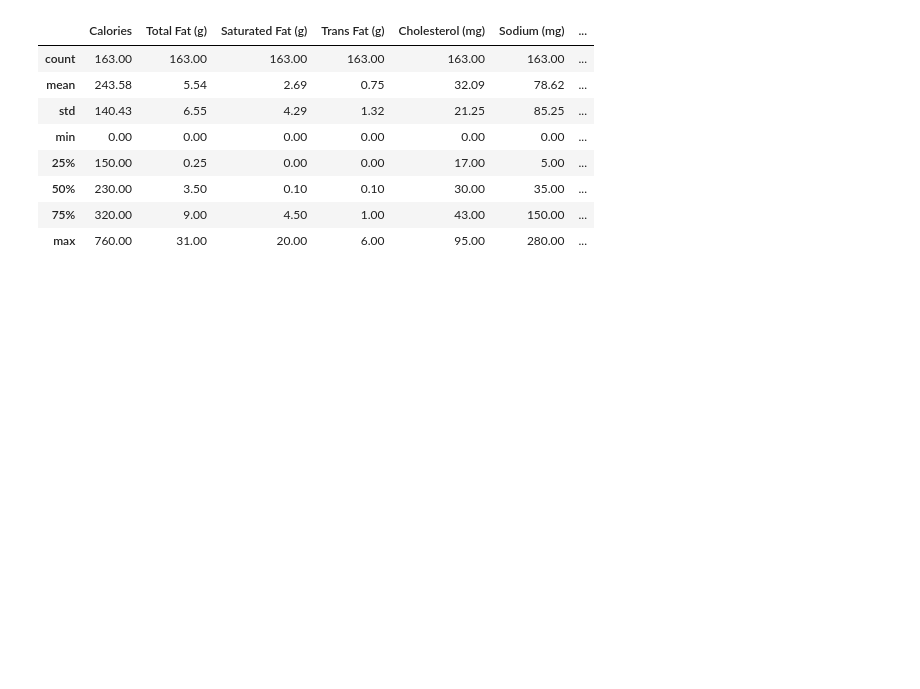
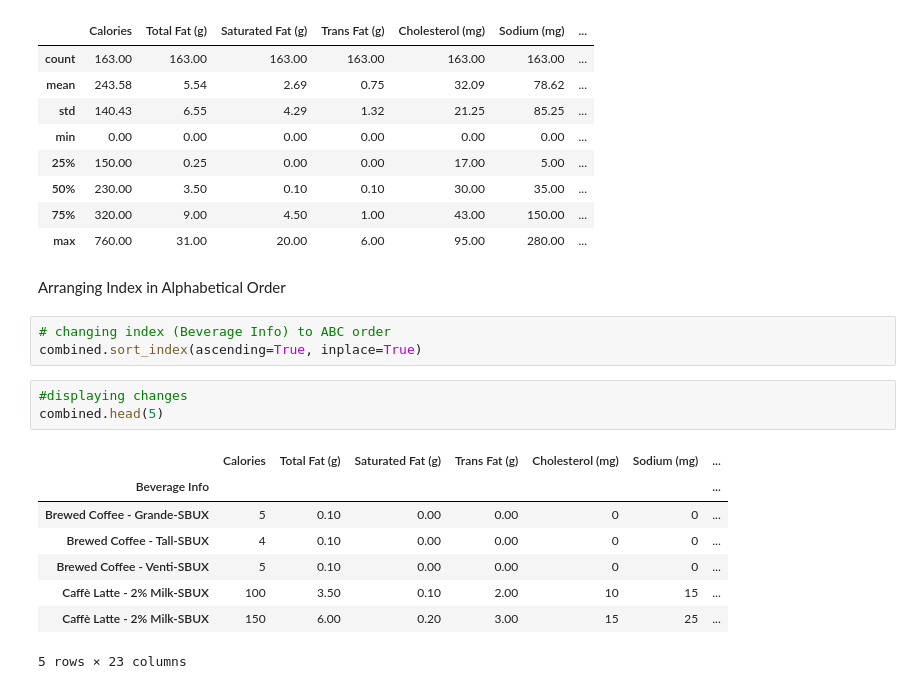
Before and after one commit to cmonjarr/AMB_Project_SP25, a Jupyter notebook: Nutrition Project/Nutrition_2025.ipynb, the cells around one changed output. Saved outputs shown, nothing was run; the diff lists cells and outputs as text; blank space fills up the shorter version.

```diff
--- a/Nutrition Project/Nutrition_2025.ipynb
+++ b/Nutrition Project/Nutrition_2025.ipynb
@@ -1579,3 +1567,20 @@ combined.describe()
 | 50% | 230.00 | 3.50 | 0.10 | 0.10 | 30.00 | 35.00 | ... |
 | 75% | 320.00 | 9.00 | 4.50 | 1.00 | 43.00 | 150.00 | ... |
 | max | 760.00 | 31.00 | 20.00 | 6.00 | 95.00 | 280.00 | ... |
+# %% [markdown]
+Arranging Index in Alphabetical Order
+# %%
+# changing index (Beverage Info) to ABC order
+combined.sort_index(ascending=True, inplace=True)
+# %%
+#displaying changes
+combined.head(5)
+# %% [output]
+|  | Calories | Total Fat (g) | Saturated Fat (g) | Trans Fat (g) | Cholesterol (mg) | Sodium (mg) | ... |
+| Beverage Info |  |  |  |  |  |  | ... |
+| Brewed Coffee - Grande-SBUX | 5 | 0.10 | 0.00 | 0.00 | 0 | 0 | ... |
+| Brewed Coffee - Tall-SBUX | 4 | 0.10 | 0.00 | 0.00 | 0 | 0 | ... |
+| Brewed Coffee - Venti-SBUX | 5 | 0.10 | 0.00 | 0.00 | 0 | 0 | ... |
+| Caffè Latte - 2% Milk-SBUX | 100 | 3.50 | 0.10 | 2.00 | 10 | 15 | ... |
+| Caffè Latte - 2% Milk-SBUX | 150 | 6.00 | 0.20 | 3.00 | 15 | 25 | ... |
+5 rows × 23 columns
```
Also changed, not shown: parts of 5 cells of this notebook.
